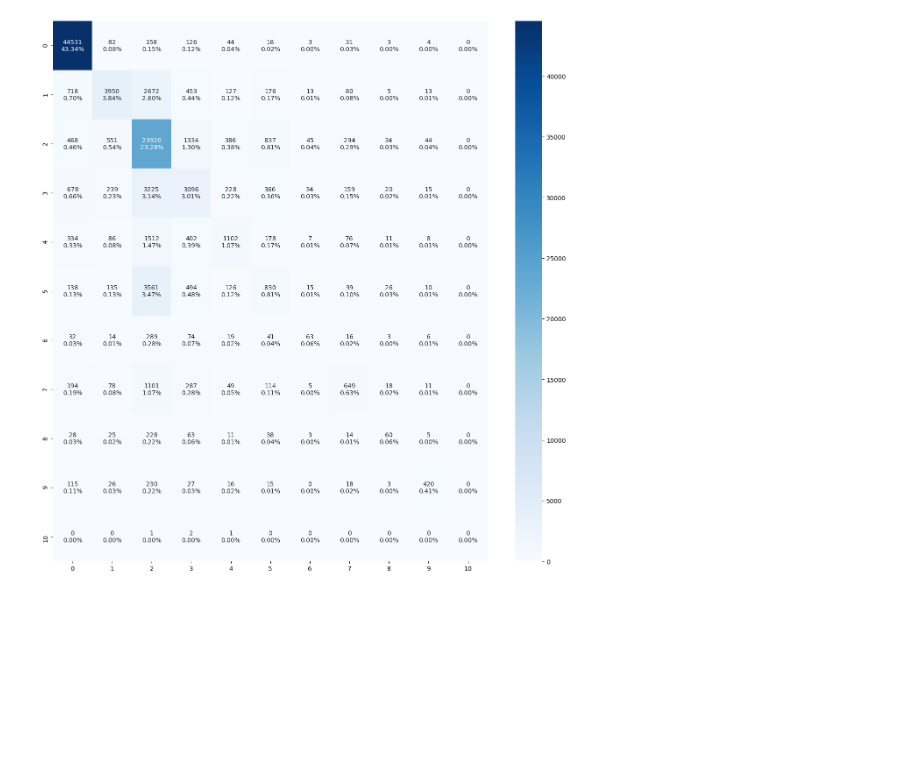
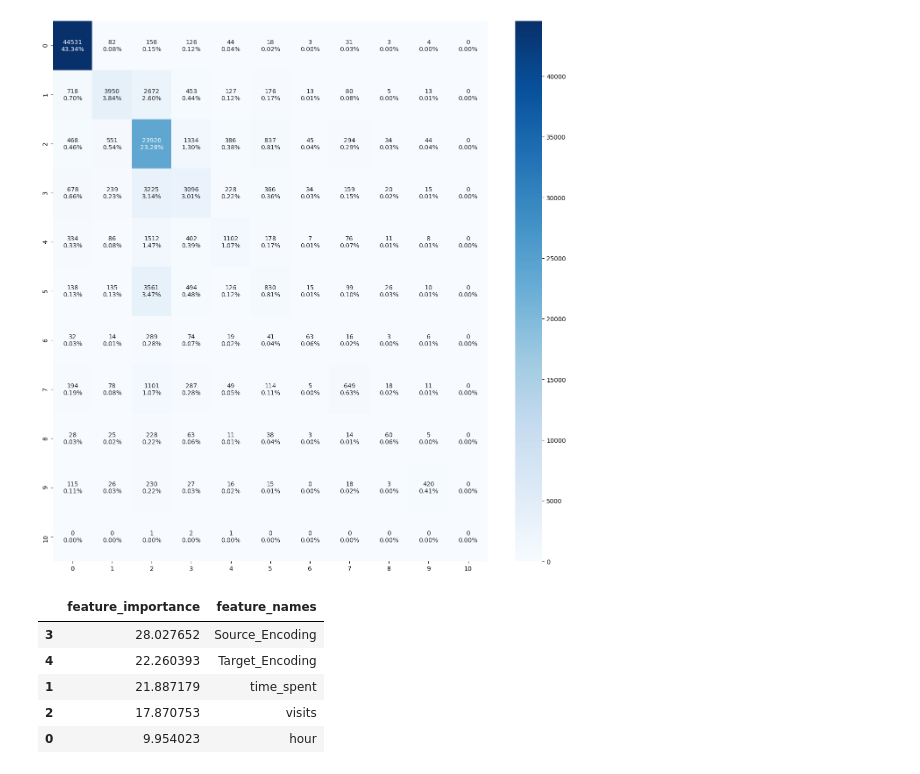
Before and after one commit to Djadih/Complex-Networks-Colocations, a Jupyter notebook: venue_prediction.ipynb, the cells around one changed output. Saved outputs shown, nothing was run; the diff lists cells and outputs as text; code cells hidden in the pictures; blank space fills up the shorter version.

```diff
--- a/venue_prediction.ipynb
+++ b/venue_prediction.ipynb
@@ -268,3 +268,14 @@ plot_confusion(cf_matrix)
 # %% [output]
 <Figure size 640x480 with 0 Axes>
 [figure]
+# %%
+pd.DataFrame({'feature_importance': model_cat.get_feature_importance(),
+              'feature_names': X_train_total.columns}).sort_values(by=['feature_importance'],
+                                                           ascending=False)
+# %% [output]
+|  | feature_importance | feature_names |
+| 3 | 28.027652 | Source_Encoding |
+| 4 | 22.260393 | Target_Encoding |
+| 1 | 21.887179 | time_spent |
+| 2 | 17.870753 | visits |
+| 0 | 9.954023 | hour |
```
Also changed, not shown: 1 other file.
